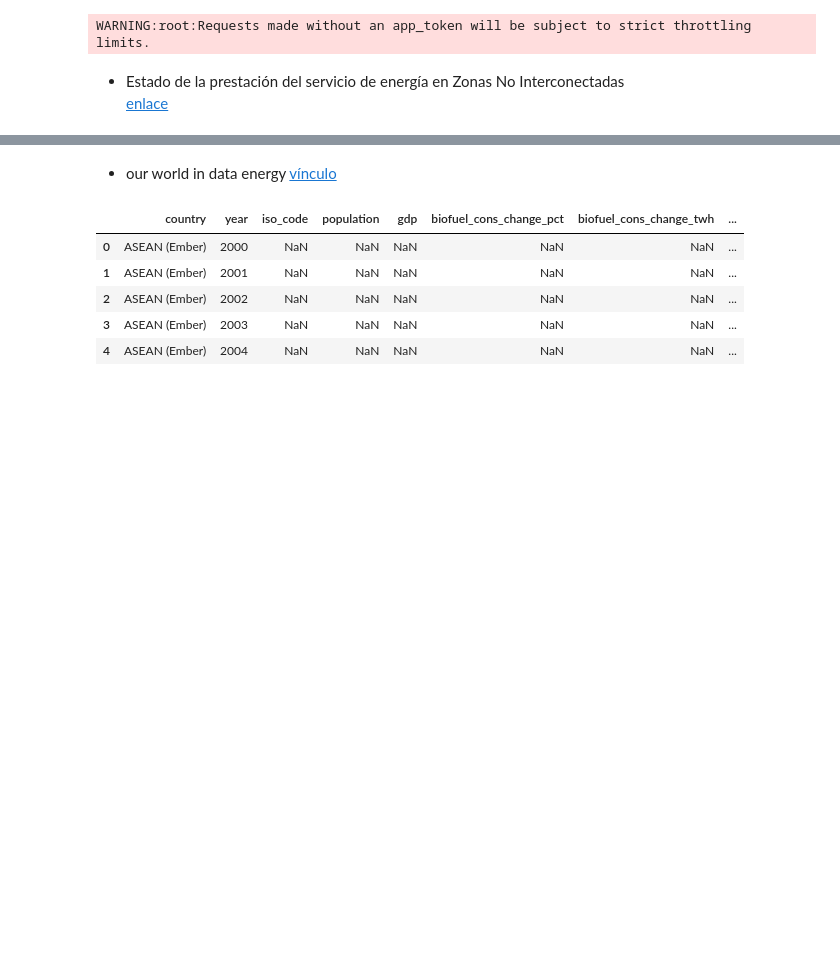
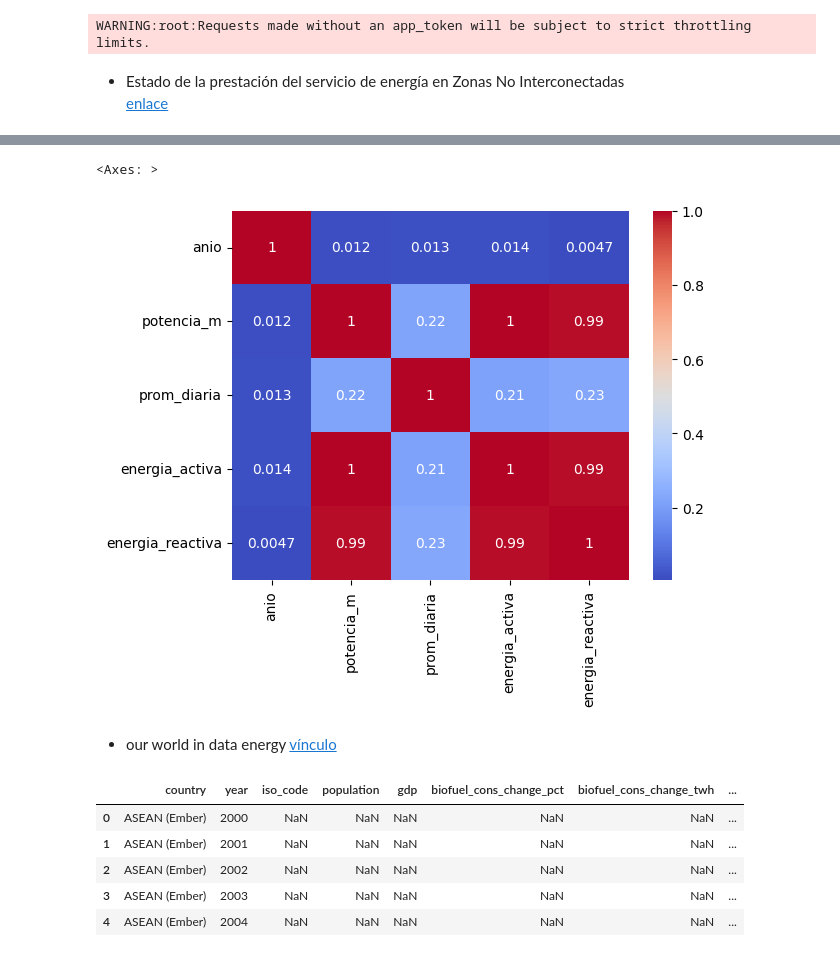
Before and after one commit to gluoneros/talentoTech, a Jupyter notebook: ProyectoFinal.ipynb, the cells around one changed output, grey strips where cells are left out. Drawn from its saved outputs; the diff is of its cells as text; code cells hidden in the pictures; blank space fills up the shorter version.

```diff
--- a/ProyectoFinal.ipynb
+++ b/ProyectoFinal.ipynb
@@ -98,10 +98,12 @@ memory usage: 459.8+ KB
 # %%
 df1 = pd.DataFrame(
-    {'municipio': datos1['mpio'],
-     'departamento': datos1['dpto'],
+    {#'municipio': datos1['mpio'],
+     #'departamento': datos1['dpto'],
      'anio': datos1['anio'],
      'potencia_m': datos1['potencia_maxima'],
-     'prom_diaria': datos1['prom_diario_horas']
+     'prom_diaria': datos1['prom_diario_horas'],
+     'energia_activa': datos1['energia_activa'],
+     'energia_reactiva': datos1['energia_reactiva']
     }
 )
 # %%
@@ -128,0 +131,7 @@ plt.hist(x='prom_diaria', data=df1)
+# %%
+df1['potencia_m'] = pd.to_numeric(df1['potencia_m'], errors='coerce')
+df1['prom_diaria'] = pd.to_numeric(df1['prom_diaria'], errors='coerce')
+df1['energia_activa'] = pd.to_numeric(df1['energia_activa'], errors='coerce')
+df1['energia_reactiva'] = pd.to_numeric(df1['energia_reactiva'], errors='coerce')
+df1['anio'] = pd.to_numeric(df1['anio'], errors='coerce')
+df1
@@ -129,3 +175,10 @@ plt.hist(x='prom_diaria', data=df1)
+# %%
+correlacion1 = df1[['anio',	'potencia_m',  'prom_diaria', 'energia_activa',	'energia_reactiva']].corr()
+
+sns.heatmap(correlacion1, annot=True, cmap='coolwarm')
+# %% [output]
+<Axes: >
+[figure, added]
 # %% [markdown]
 * our world in data energy
 [vínculo](https://github.com/owid/energy-data/blob/master/owid-energy-codebook.csv)
```
Also changed, not shown: parts of 19 cells of this notebook.
